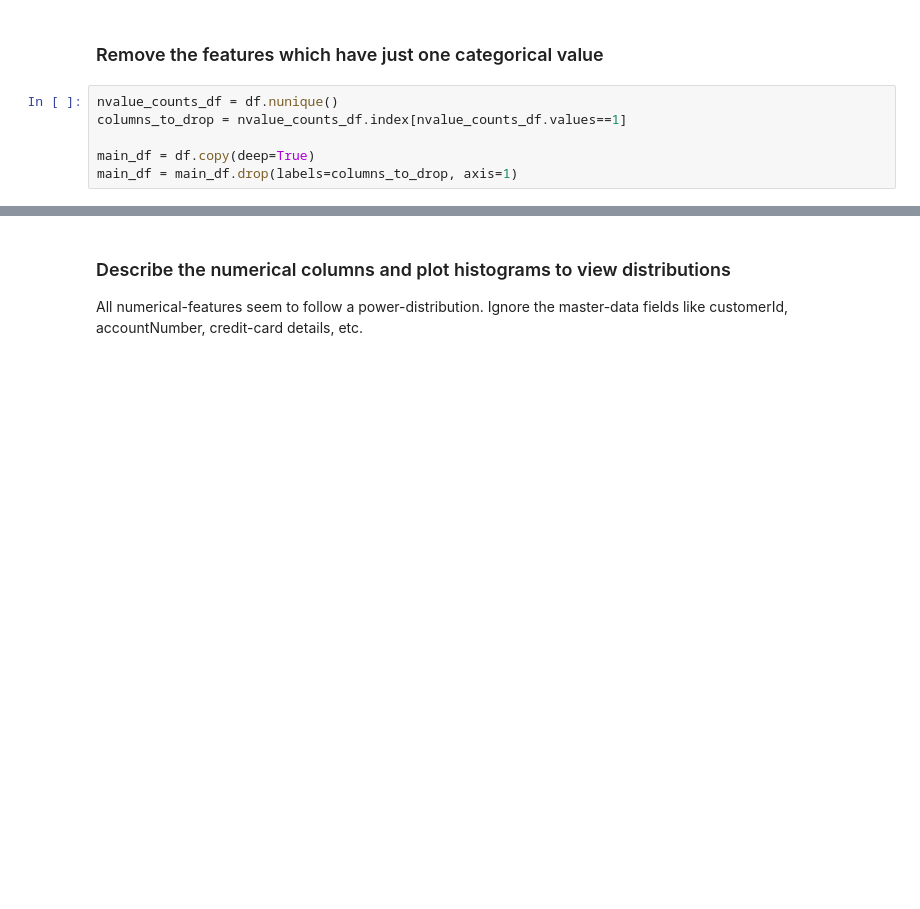
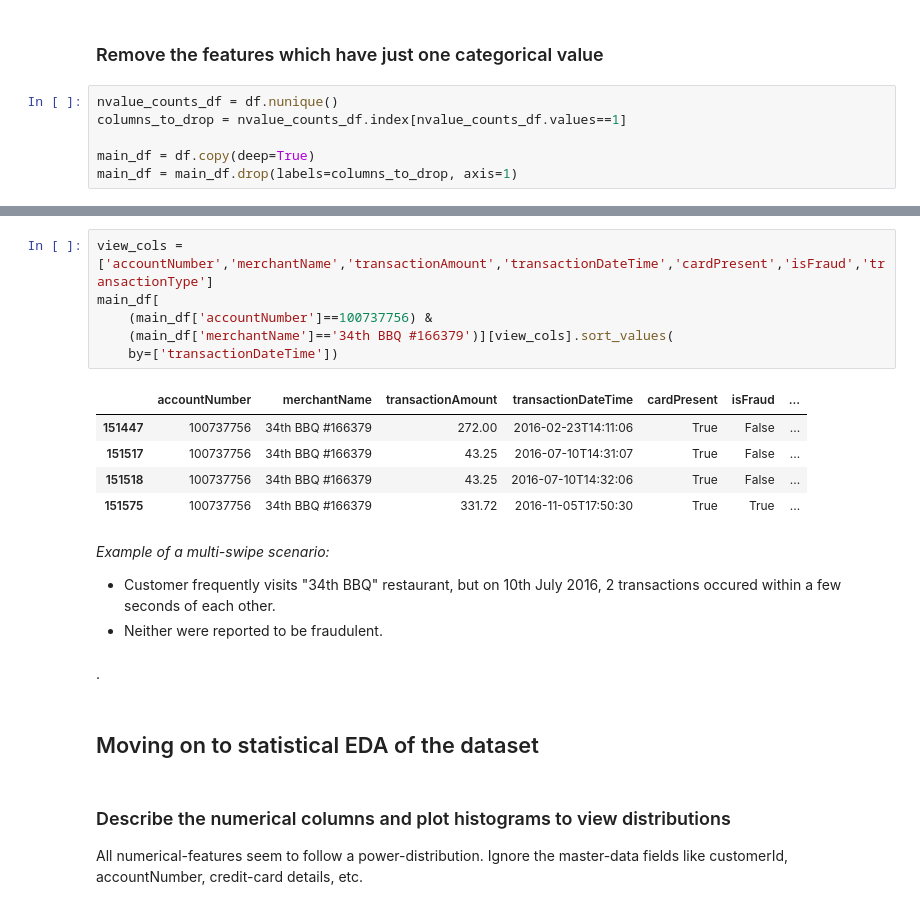
Before and after one commit to vikrantdeshpande09876/Credit_Card_Fraud_Detection, a Jupyter notebook: Codebase/Fraud_Detection_Classification.ipynb, the cells around one changed output, grey strips where cells are left out. Drawn from its saved outputs; the diff is of its cells as text; blank space fills up the shorter version.

```diff
--- a/Codebase/Fraud_Detection_Classification.ipynb
+++ b/Codebase/Fraud_Detection_Classification.ipynb
@@ -174,3 +209,23 @@ agg_df[(agg_df['Unique transactions']==1) & (agg_df['Total transactions']>1)]
+# %%
+view_cols = ['accountNumber','merchantName','transactionAmount','transactionDateTime','cardPresent','isFraud','transactionType']
+main_df[
+    (main_df['accountNumber']==100737756) &
+    (main_df['merchantName']=='34th BBQ #166379')][view_cols].sort_values(
+    by=['transactionDateTime'])
+# %% [output]
+|  | accountNumber | merchantName | transactionAmount | transactionDateTime | cardPresent | isFraud | ... |
+| 151447 | 100737756 | 34th BBQ #166379 | 272.00 | 2016-02-23T14:11:06 | True | False | ... |
+| 151517 | 100737756 | 34th BBQ #166379 | 43.25 | 2016-07-10T14:31:07 | True | False | ... |
+| 151518 | 100737756 | 34th BBQ #166379 | 43.25 | 2016-07-10T14:32:06 | True | False | ... |
+| 151575 | 100737756 | 34th BBQ #166379 | 331.72 | 2016-11-05T17:50:30 | True | True | ... |
+# %% [markdown]
+*Example of a multi-swipe scenario:*
+* Customer frequently visits "34th BBQ" restaurant, but on 10th July 2016, 2 transactions occured within a few seconds of each other.
+* Neither were reported to be fraudulent.
+# %% [markdown]
+.
+# %% [markdown]
+## Moving on to statistical EDA of the dataset
 # %% [markdown]
 ### Describe the numerical columns and plot histograms to view distributions
 All numerical-features seem to follow a power-distribution. Ignore the master-data fields like customerId, accountNumber, credit-card details, etc.
```
Also changed, not shown: parts of 8 cells of this notebook.
